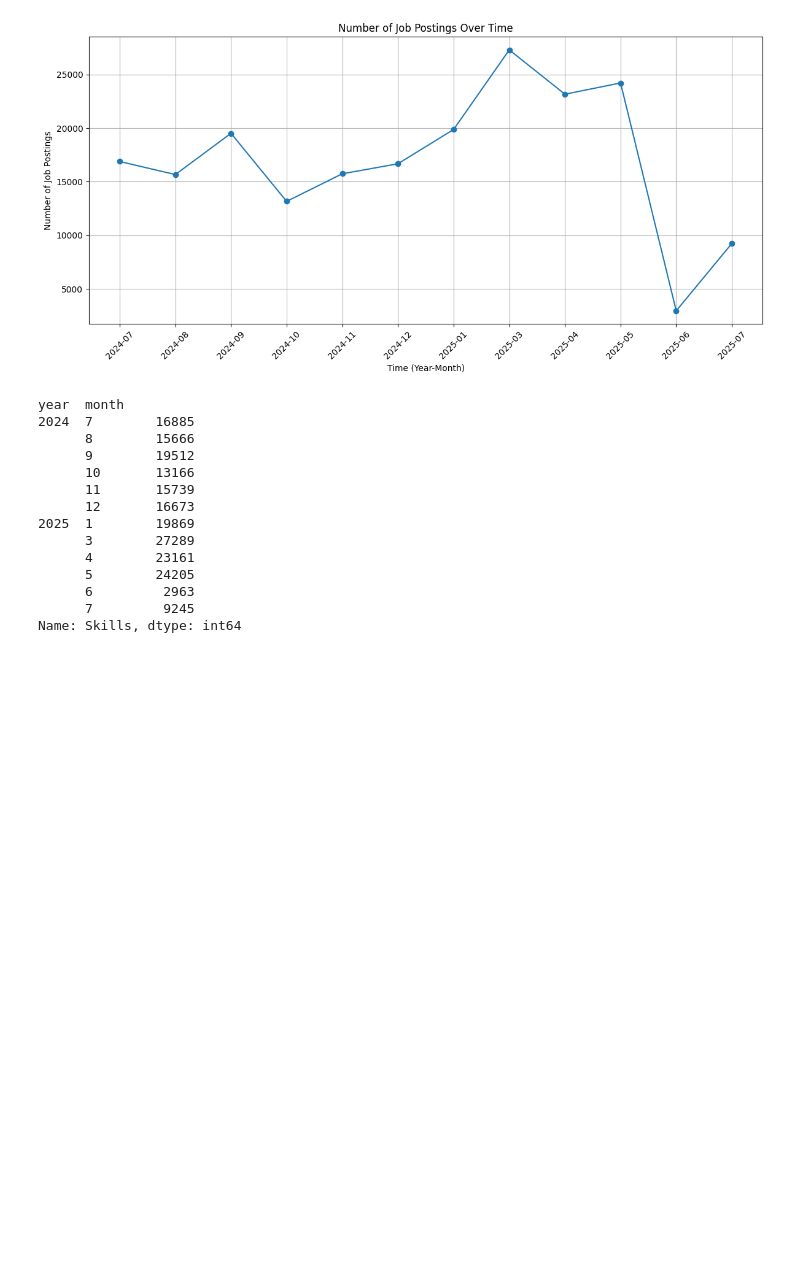
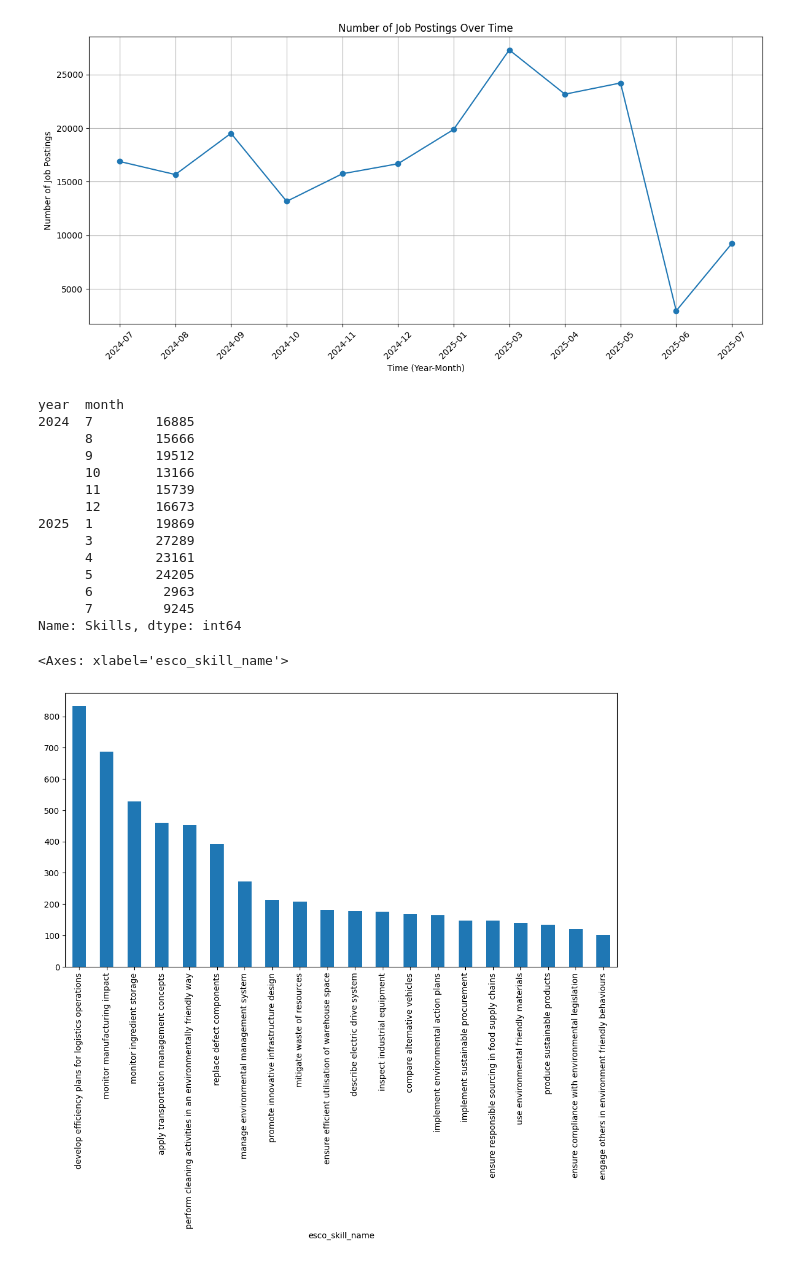
Before and after one commit to JNArrazola/green_skill_RAG_system, a Jupyter notebook: src/0_exploratory_data_analysis.ipynb, the cells around one changed output. Cells and saved outputs as stored; diff of their text form; code cells hidden in the pictures; blank space fills up the shorter version.

```diff
--- a/src/0_exploratory_data_analysis.ipynb
+++ b/src/0_exploratory_data_analysis.ipynb
@@ -55,3 +55,10 @@ year  month
       6         2963
       7         9245
 Name: Skills, dtype: int64
+# %%
+df_green_skills = pd.read_csv("../data/green_skill_classification/green_skills_with_GPT-4_full_dataset.csv")
+# %%
+df_green_skills[df_green_skills["esco_skill_name"] != "No"]["esco_skill_name"].value_counts()[:20].plot(kind='bar', figsize=(12, 6))
+# %% [output]
+<Axes: xlabel='esco_skill_name'>
+[figure, added]
```
Also changed, not shown: parts of 6 cells of this notebook, 8 other files.
